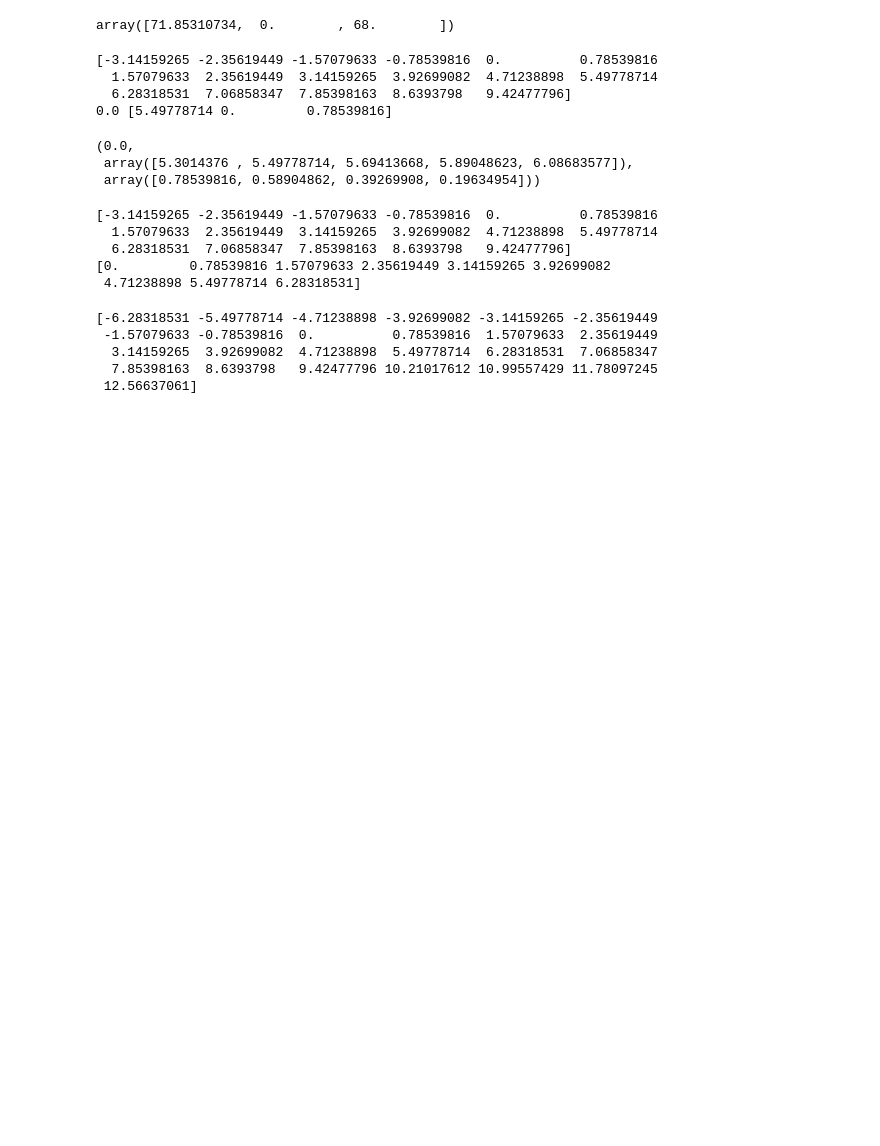
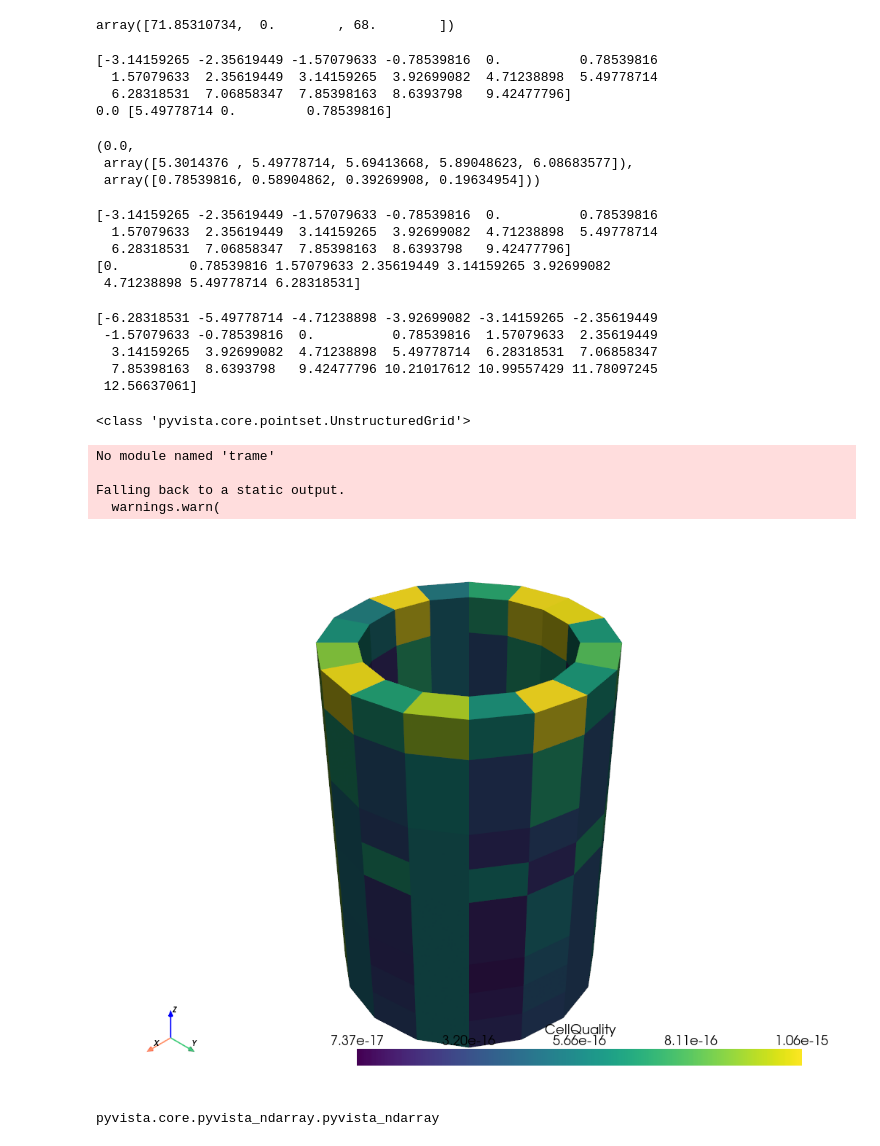
Before and after one commit to shrunkjungle/FM-Pipefactory, a Jupyter notebook: pipefactory/FEM_testing.ipynb, the cells around one changed output. Drawn from its saved outputs; the diff is of its cells as text; code cells hidden in the pictures; blank space fills up the shorter version.

Commit message:
add pyvista qual check

```diff
--- a/pipefactory/FEM_testing.ipynb
+++ b/pipefactory/FEM_testing.ipynb
@@ -821,0 +810,48 @@ mesh_info.add_straight(0.1)
+# %%
+import pipefactory as pf
+import meshio
+
+name = "foo"
+
+mesh_info = pf.PipeParam(outer_radius = 0.0365,
+                      thickness = 0.01,
+                      element_size = 0.01,
+                      element_around_circum = 16,
+                      elements_through_thickness = 1)
+
+mesh_info.add_straight(0.1)
+
+mesh = pf.Pipe(outer_radius = mesh_info.outer_radius,
+               thickness = mesh_info.thickness,
+               section_list=mesh_info.section_list,
+               elem_type=("hex", False),
+               element_size = mesh_info.element_size,
+               element_around_circum = mesh_info.element_around_circum,
+               elements_through_thickness = mesh_info.elements_through_thickness)
+
+points, cells = mesh.get_points_cells()
+
+pv_cells = [x for sublist in cells[0][1] for x in ([8]+sublist)]
+import pyvista as pv
+
+grid = pv.UnstructuredGrid(pv_cells,[pv.CellType.HEXAHEDRON]*len(cells[0][1]), points)
+
+qual = grid.compute_cell_quality(quality_measure="skew")
+print(type(qual))
+
+qual.plot()
+
+# pl = pv.Plotter()
+# pl.add_mesh(grid)
+# pl.show()
+# %% [output]
+<class 'pyvista.core.pointset.UnstructuredGrid'>
+No module named 'trame'
+
+Falling back to a static output.
+  warnings.warn(
+[figure, added]
+# %%
+type(qual.active_scalars)
+# %% [output]
+pyvista.core.pyvista_ndarray.pyvista_ndarray
```
Also changed, not shown: parts of 2 cells of this notebook, 3 other files.
